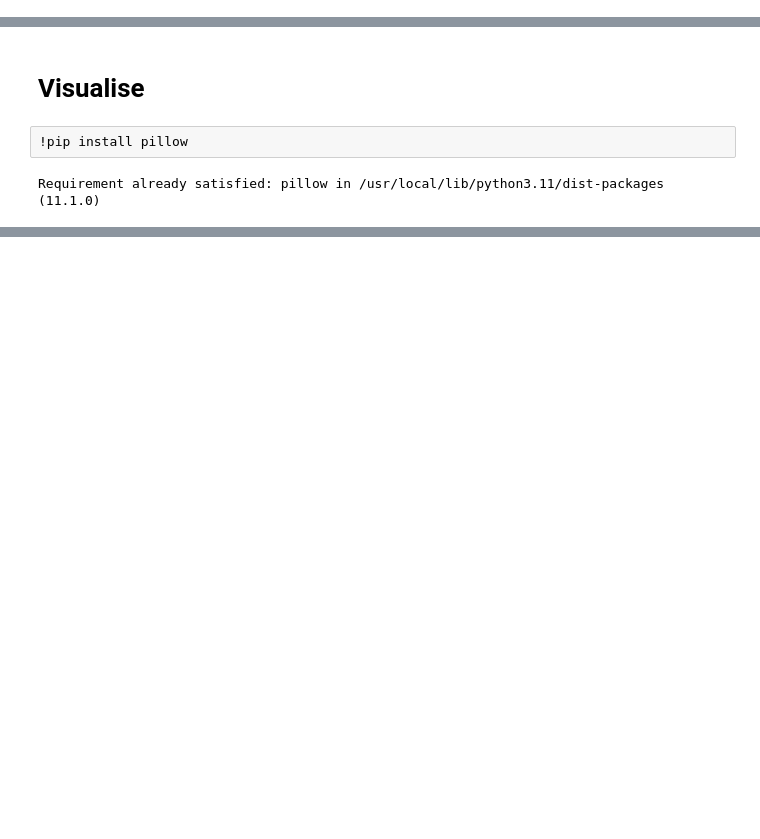
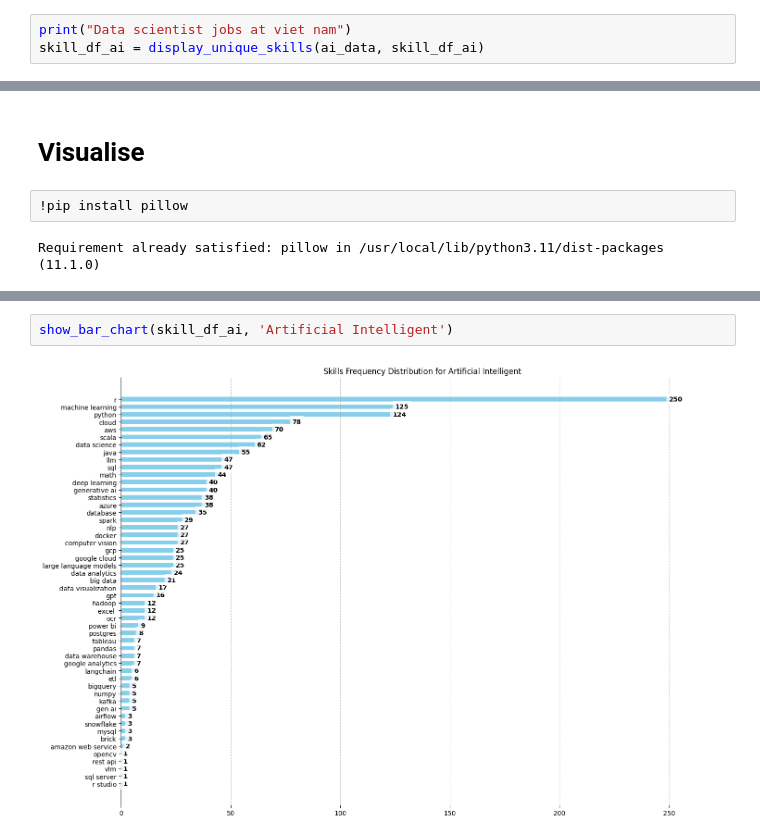
Before and after one commit to mylethidiem/zero-to-hero, a Jupyter notebook: tools/data_jobs_scientist.ipynb, the cells around one changed output, grey strips where cells are left out. Drawn from its saved outputs; the diff is of its cells as text; blank space fills up the shorter version.

```diff
--- a/tools/data_jobs_scientist.ipynb
+++ b/tools/data_jobs_scientist.ipynb
@@ -158,0 +177,3 @@ print(skill_df.head(20))
+# %%
+print("Data scientist jobs at viet nam")
+skill_df_ai = display_unique_skills(ai_data, skill_df_ai)
@@ -272,0 +350,4 @@ plt.show()
+# %%
+show_bar_chart(skill_df_ai, 'Artificial Intelligent')
+# %% [output]
+[figure, added]
```
Also changed, not shown: parts of 23 cells of this notebook.
